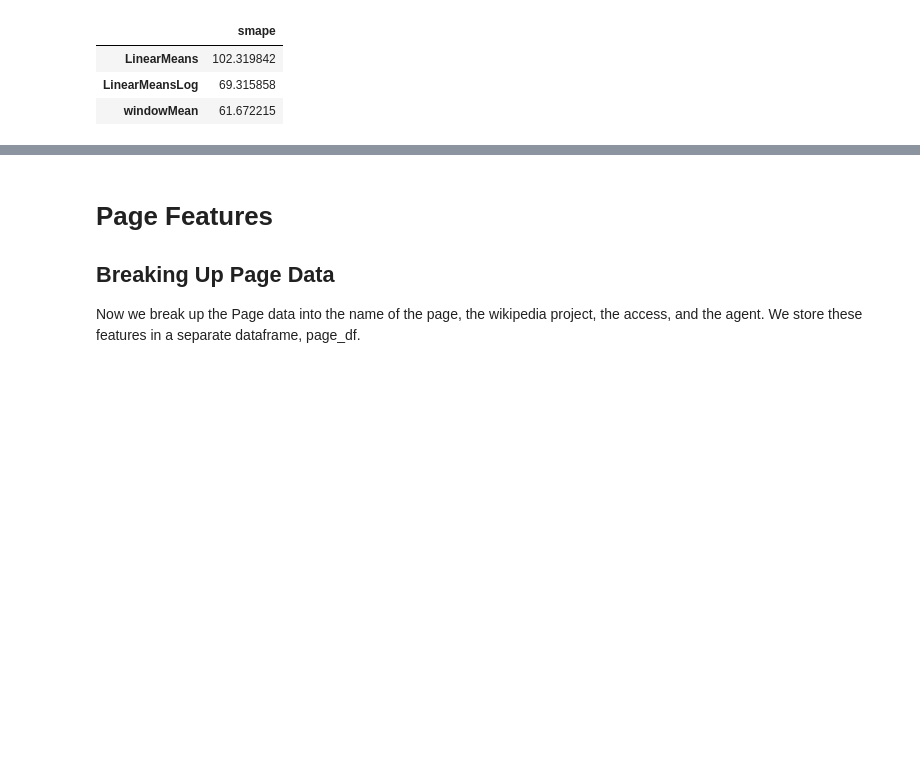
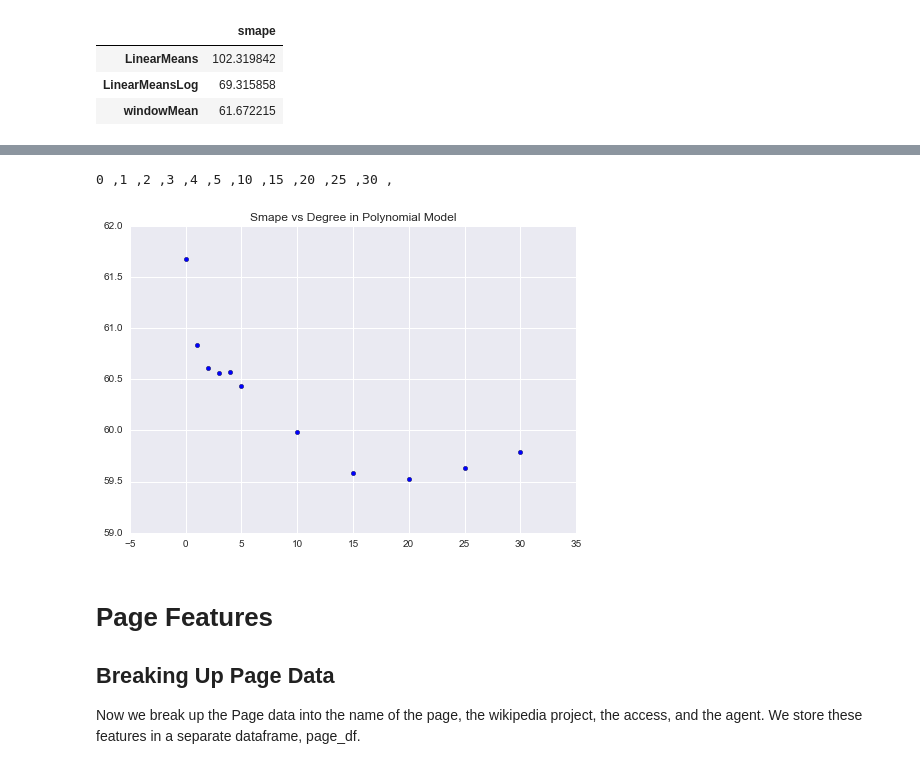
Before and after one commit to MatthewMcGonagle/KaggleWikiTraffic, a Jupyter notebook: FinalReport.ipynb, the cells around one changed output, grey strips where cells are left out. Cells and saved outputs as stored; diff of their text form; code cells hidden in the pictures; blank space fills up the shorter version.

Commit message:
Added polynomial model.

```diff
--- a/FinalReport.ipynb
+++ b/FinalReport.ipynb
@@ -355,3 +399,30 @@ smape =  61.6722150646
+# %%
+# Now do a search on degree size.
+
+search = np.arange(0, 5)
+search = np.concatenate([search, np.arange(5, 35, 5)])
+
+log_predictor = Pipeline([ ('features', FunctionTransformer(features['polymodel'])),
+                           ('linear', LinearRegression()) ])
+
+results = []
+for var in search:
+
+    log_predictor.set_params(features__kw_args = {'windowSize' : 31,
+                                                  'degree' : var})
+    log_predictor.fit(X['train_l'], Y['train_l'])
+    Y['predict_l'] = log_predictor.predict(X['valid_l'])
+    Y['predict'] = -param + np.exp(Y['predict_l'])
+    newsmape = smape(epsilon + Y['predict'], Y['valid'])
+    results.append(newsmape)
+    print(var, ',', end = '')
+
+plt.scatter(search, results)
+plt.title('Smape vs Degree in Polynomial Model')
+plt.show()
+# %% [output]
+0 ,1 ,2 ,3 ,4 ,5 ,10 ,15 ,20 ,25 ,30 ,
+[figure, added]
 # %% [markdown]
 # Page Features
 
```
Also changed, not shown: parts of 3 cells of this notebook.
